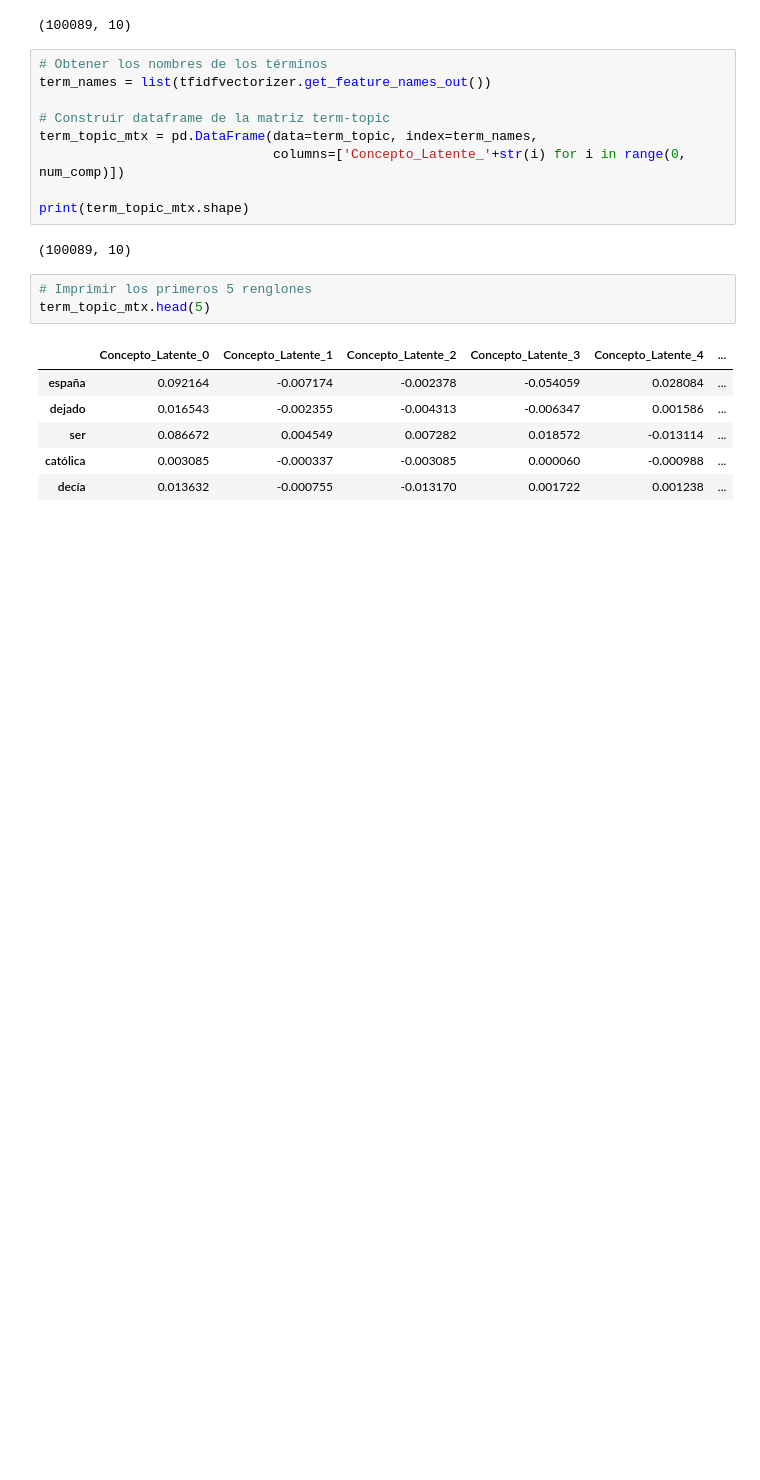
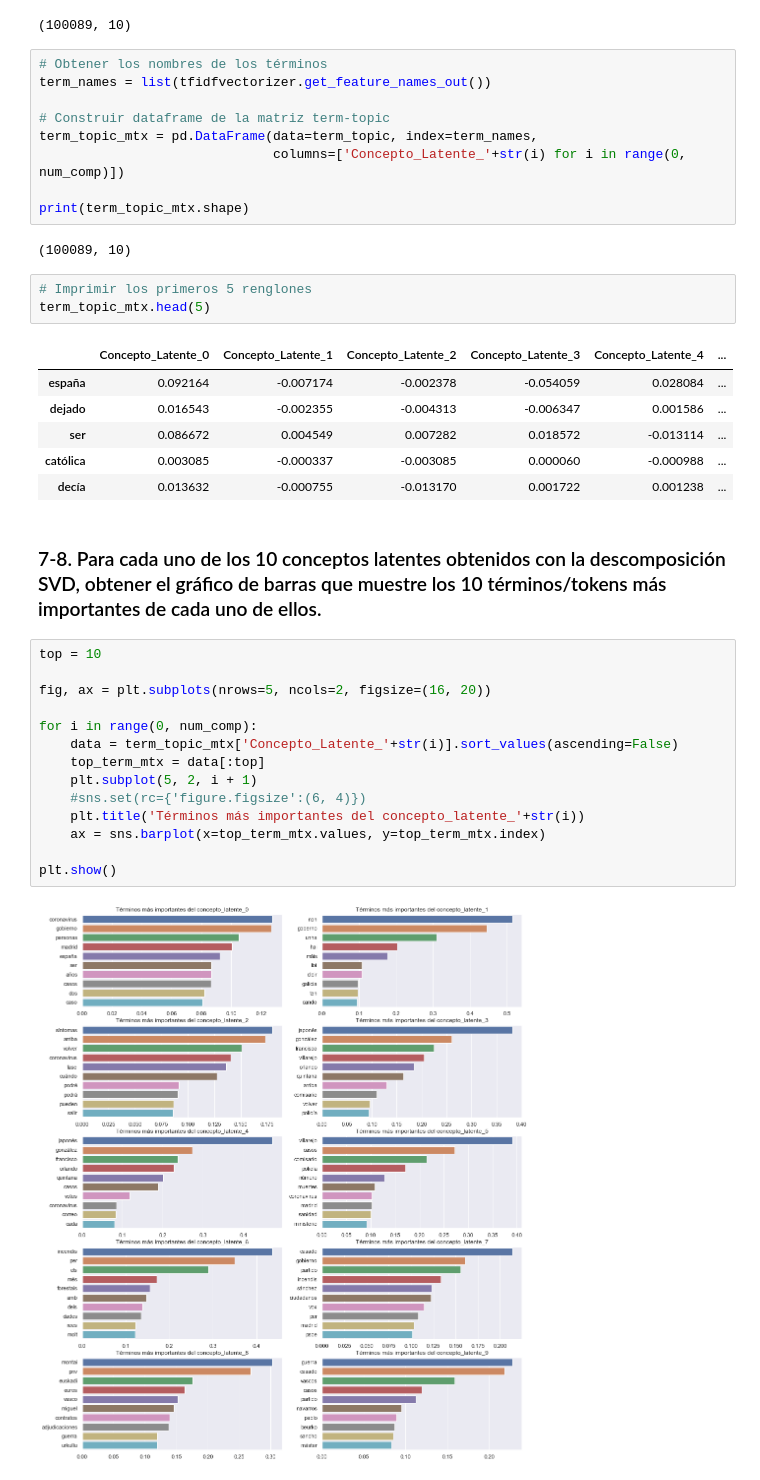
Before and after one commit to ivnlee/tec-mna-nlp, a Jupyter notebook: semana-6-7/Equipo13_semana6y7.ipynb, the cells around one changed output. Saved outputs shown, nothing was run; the diff lists cells and outputs as text; blank space fills up the shorter version.

```diff
--- a/semana-6-7/Equipo13_semana6y7.ipynb
+++ b/semana-6-7/Equipo13_semana6y7.ipynb
@@ -183,3 +183,21 @@ term_topic_mtx.head(5)
 | ser | 0.086672 | 0.004549 | 0.007282 | 0.018572 | -0.013114 | ... |
 | católica | 0.003085 | -0.000337 | -0.003085 | 0.000060 | -0.000988 | ... |
 | decía | 0.013632 | -0.000755 | -0.013170 | 0.001722 | 0.001238 | ... |
+# %% [markdown]
+### 7-8. Para cada uno de los 10 conceptos latentes obtenidos con la descomposición SVD, obtener el gráfico de barras que muestre los 10 términos/tokens más importantes de cada uno de ellos.
+# %%
+top = 10
+
+fig, ax = plt.subplots(nrows=5, ncols=2, figsize=(16, 20))
+
+for i in range(0, num_comp):
+    data = term_topic_mtx['Concepto_Latente_'+str(i)].sort_values(ascending=False)
+    top_term_mtx = data[:top]
+    plt.subplot(5, 2, i + 1)
+    #sns.set(rc={'figure.figsize':(6, 4)})
+    plt.title('Términos más importantes del concepto_latente_'+str(i))
+    ax = sns.barplot(x=top_term_mtx.values, y=top_term_mtx.index)
+
+plt.show()
+# %% [output]
+[figure, added]
```
Also changed, not shown: parts of 2 cells of this notebook.
